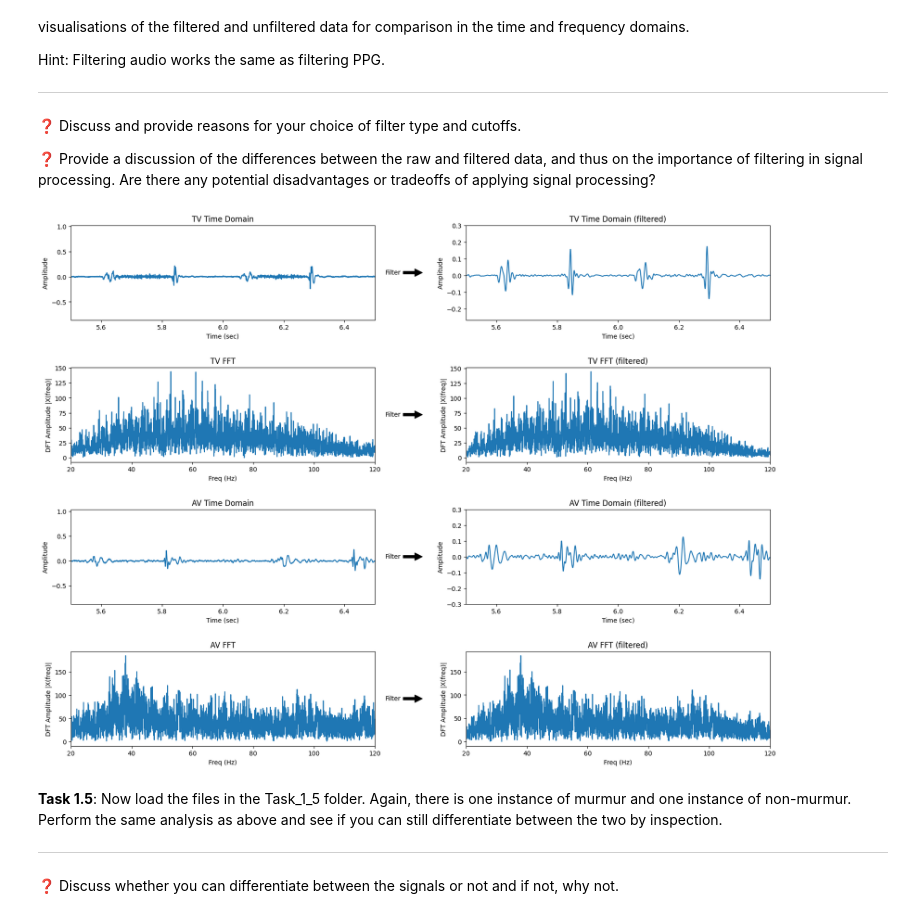
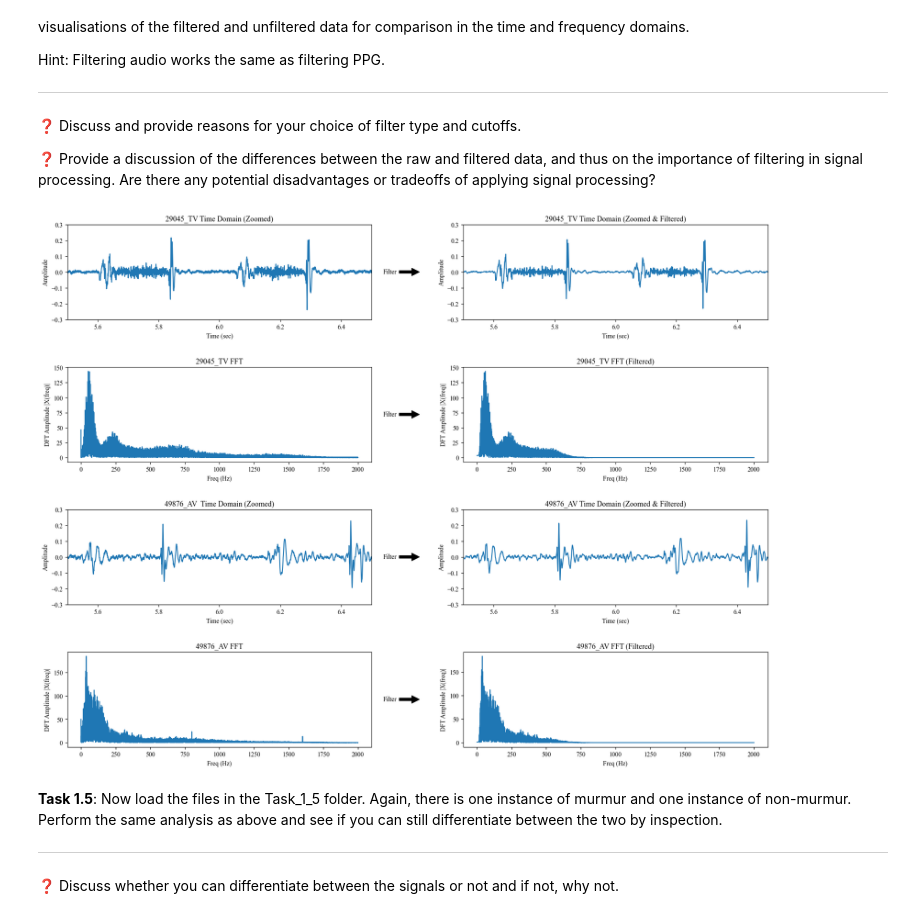
Before and after one commit to TimLukaHorstmann/L349-Assessment-1, a Jupyter notebook: Mobile_Health_Assessment_1_tlh45.ipynb, the cells around one changed output. Saved outputs shown, nothing was run; the diff lists cells and outputs as text; code cells hidden in the pictures.

```diff
--- a/Mobile_Health_Assessment_1_tlh45.ipynb
+++ b/Mobile_Health_Assessment_1_tlh45.ipynb
@@ -276,7 +277,7 @@ def butter_bandpass_filter(data, low_cutoff, high_cutoff, fs, order):
 
 # peak murmur frequencies ranged from 200 to 410 Hz
 low_cutoff = 20 # 200 for cutting off main parts of hb
-high_cutoff = 120
+high_cutoff = 600
 # TV_signal_lp = butter_lowpass_filter(TV_signal, high_cutoff, TV_sr, 6)
 # TV_signal_hp = butter_highpass_filter(TV_signal_lp, low_cutoff, TV_sr, 6)
 # TV_signal_filtered=TV_signal_hp
@@ -292,45 +293,45 @@ AV_signal_filtered = butter_bandpass_filter(AV_signal, low_cutoff, high_cutoff,
 plt.figure(figsize=(20, 15))
 plt.subplots_adjust(hspace=0.5, wspace=0.3)
 
 xlim_time = (5.5,6.5)
 ylim_time = (-0.3, 0.3)
 
-xlim_fft = (low_cutoff, high_cutoff)
+xlim_fft = None # (max(0,low_cutoff-50), high_cutoff+100) # show x-axis only for relevant frequencies incl. a margin
 
 # draw arrow
 annotation_props = dict(
     xytext=(-0.24, 0.5),
     xy=(-0.14, 0.5),
     xycoords='axes fraction',
     textcoords='axes fraction',
     arrowprops=dict(facecolor='black', shrink=0.05),
     horizontalalignment='center',
     verticalalignment='center'
 )
 
 # non-filtered: first column, filtered: second column
-# TV plots (first two rows)
-plot_time_domain(TV_signal, TV_time, 'TV Time Domain', row=4, col=2, index=1, xlim=xlim_time, ylim=None) # unfiltered
-plot_time_domain(TV_signal_filtered, TV_time, 'TV Time Domain (filtered)', row=4, col=2, index=2, xlim=xlim_time, ylim=None) # filtered
+# 29045_TV plots (first two rows)
+plot_time_domain(TV_signal, TV_time, '29045_TV Time Domain (Zoomed)', row=4, col=2, index=1, xlim=xlim_time, ylim=ylim_time) # unfiltered
+plot_time_domain(TV_signal_filtered, TV_time, '29045_TV Time Domain (Zoomed & Filtered)', row=4, col=2, index=2, xlim=xlim_time, ylim=ylim_time) # filtered
 plt.annotate('Filter', **annotation_props)
 
 
-plot_frequency_domain(TV_signal, TV_sr, 'TV FFT', row=4, col=2, index=3, xlim=xlim_fft, ylim=None) # unfiltered
-plot_frequency_domain(TV_signal_filtered, TV_sr, 'TV FFT (filtered)', row=4, col=2, index=4, xlim=xlim_fft, ylim=None) # filtered
+plot_frequency_domain(TV_signal, TV_sr, '29045_TV FFT', row=4, col=2, index=3, xlim=xlim_fft, ylim=None) # unfiltered
+plot_frequency_domain(TV_signal_filtered, TV_sr, '29045_TV FFT (Filtered)', row=4, col=2, index=4, xlim=xlim_fft, ylim=None) # filtered
 plt.annotate('Filter', **annotation_props)
 
-# AV plots (second two rows)
-plot_time_domain(AV_signal, AV_time, 'AV Time Domain', row=4, col=2, index=5, xlim=xlim_time, ylim=None) # unfiltered
-plot_time_domain(AV_signal_filtered, AV_time, 'AV Time Domain (filtered)', row=4, col=2, index=6, xlim=xlim_time, ylim=ylim_time) # filtered
+# 49876_AV plots (second two rows)
+plot_time_domain(AV_signal, AV_time, '49876_AV  Time Domain (Zoomed)', row=4, col=2, index=5, xlim=xlim_time, ylim=ylim_time) # unfiltered
+plot_time_domain(AV_signal_filtered, AV_time, '49876_AV Time Domain (Zoomed & Filtered)', row=4, col=2, index=6, xlim=xlim_time, ylim=ylim_time) # filtered
 plt.annotate('Filter', **annotation_props)
 
-plot_frequency_domain(AV_signal, AV_sr, 'AV FFT', row=4, col=2, index=7, xlim=xlim_fft, ylim=None) # unfiltered
-plot_frequency_domain(AV_signal_filtered, AV_sr, 'AV FFT (filtered)', row=4, col=2, index=8, xlim=xlim_fft, ylim=None) # filtered
+plot_frequency_domain(AV_signal, AV_sr, '49876_AV FFT', row=4, col=2, index=7, xlim=xlim_fft, ylim=None) # unfiltered
+plot_frequency_domain(AV_signal_filtered, AV_sr, '49876_AV FFT (Filtered)', row=4, col=2, index=8, xlim=xlim_fft, ylim=None) # filtered
 plt.annotate('Filter', **annotation_props)
 
 plt.show()
 # %% [output]
-[figure, old version]
+[figure, new version]
 # %% [markdown]
 **Task 1.5**: Now load the files in the Task_1_5 folder. Again, there is one instance of murmur and one instance of non-murmur. Perform the same analysis as above and see if you can still differentiate between the two by inspection.
 
```
Also changed, not shown: parts of 14 cells of this notebook, 3 other files.
